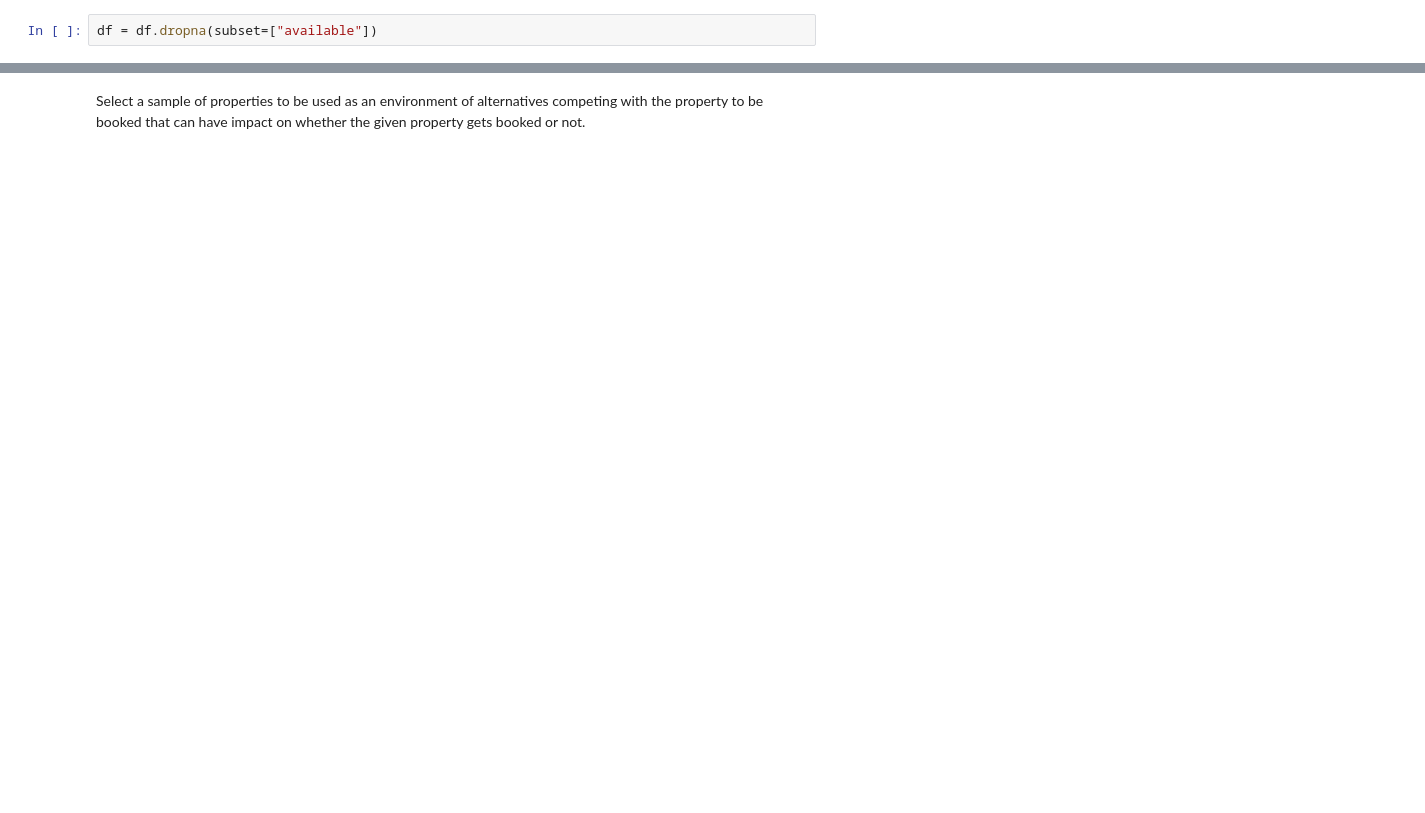
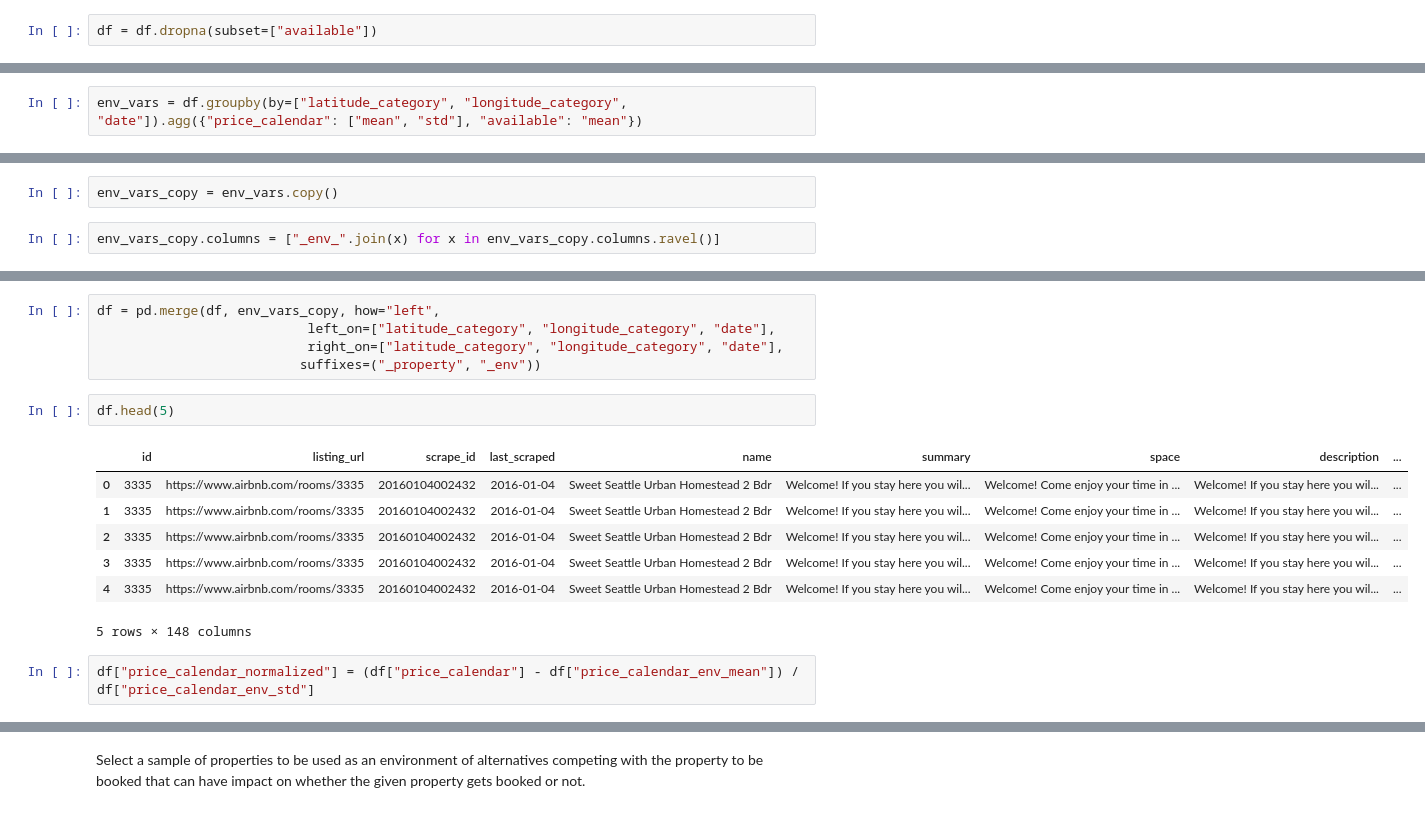
Before and after one commit to patelatharva/Analysis_of_Airbnb_property_listings_dataset, a Jupyter notebook: colab_tuning_booking_price_to_maximize_expected_revenue.ipynb, the cells around one changed output, grey strips where cells are left out. Cells and saved outputs as stored; diff of their text form; blank space fills up the shorter version.

```diff
--- a/colab_tuning_booking_price_to_maximize_expected_revenue.ipynb
+++ b/colab_tuning_booking_price_to_maximize_expected_revenue.ipynb
@@ -398,0 +360,2 @@ df = df.dropna(subset=["available"])
+# %%
+env_vars = df.groupby(by=["latitude_category", "longitude_category", "date"]).agg({"price_calendar": ["mean", "std"], "available": "mean"})
@@ -398,0 +373,4 @@ df = df.dropna(subset=["available"])
+# %%
+env_vars_copy = env_vars.copy()
+# %%
+env_vars_copy.columns = ["_env_".join(x) for x in env_vars_copy.columns.ravel()]
@@ -398,0 +387,17 @@ df = df.dropna(subset=["available"])
+# %%
+df = pd.merge(df, env_vars_copy, how="left",
+                           left_on=["latitude_category", "longitude_category", "date"],
+                           right_on=["latitude_category", "longitude_category", "date"],
+                          suffixes=("_property", "_env"))
+# %%
+df.head(5)
+# %% [output]
+|  | id | listing_url | scrape_id | last_scraped | name | summary | space | description | ... |
+| 0 | 3335 | https://www.airbnb.com/rooms/3335 | 20160104002432 | 2016-01-04 | Sweet Seattle Urban Homestead 2 Bdr | Welcome! If you stay here you wil... | Welcome! Come enjoy your time in ... | Welcome! If you stay here you wil... | ... |
+| 1 | 3335 | https://www.airbnb.com/rooms/3335 | 20160104002432 | 2016-01-04 | Sweet Seattle Urban Homestead 2 Bdr | Welcome! If you stay here you wil... | Welcome! Come enjoy your time in ... | Welcome! If you stay here you wil... | ... |
+| 2 | 3335 | https://www.airbnb.com/rooms/3335 | 20160104002432 | 2016-01-04 | Sweet Seattle Urban Homestead 2 Bdr | Welcome! If you stay here you wil... | Welcome! Come enjoy your time in ... | Welcome! If you stay here you wil... | ... |
+| 3 | 3335 | https://www.airbnb.com/rooms/3335 | 20160104002432 | 2016-01-04 | Sweet Seattle Urban Homestead 2 Bdr | Welcome! If you stay here you wil... | Welcome! Come enjoy your time in ... | Welcome! If you stay here you wil... | ... |
+| 4 | 3335 | https://www.airbnb.com/rooms/3335 | 20160104002432 | 2016-01-04 | Sweet Seattle Urban Homestead 2 Bdr | Welcome! If you stay here you wil... | Welcome! Come enjoy your time in ... | Welcome! If you stay here you wil... | ... |
+5 rows × 148 columns
+# %%
+df["price_calendar_normalized"] = (df["price_calendar"] - df["price_calendar_env_mean"]) / df["price_calendar_env_std"]
```
Also changed, not shown: parts of 66 cells of this notebook.
